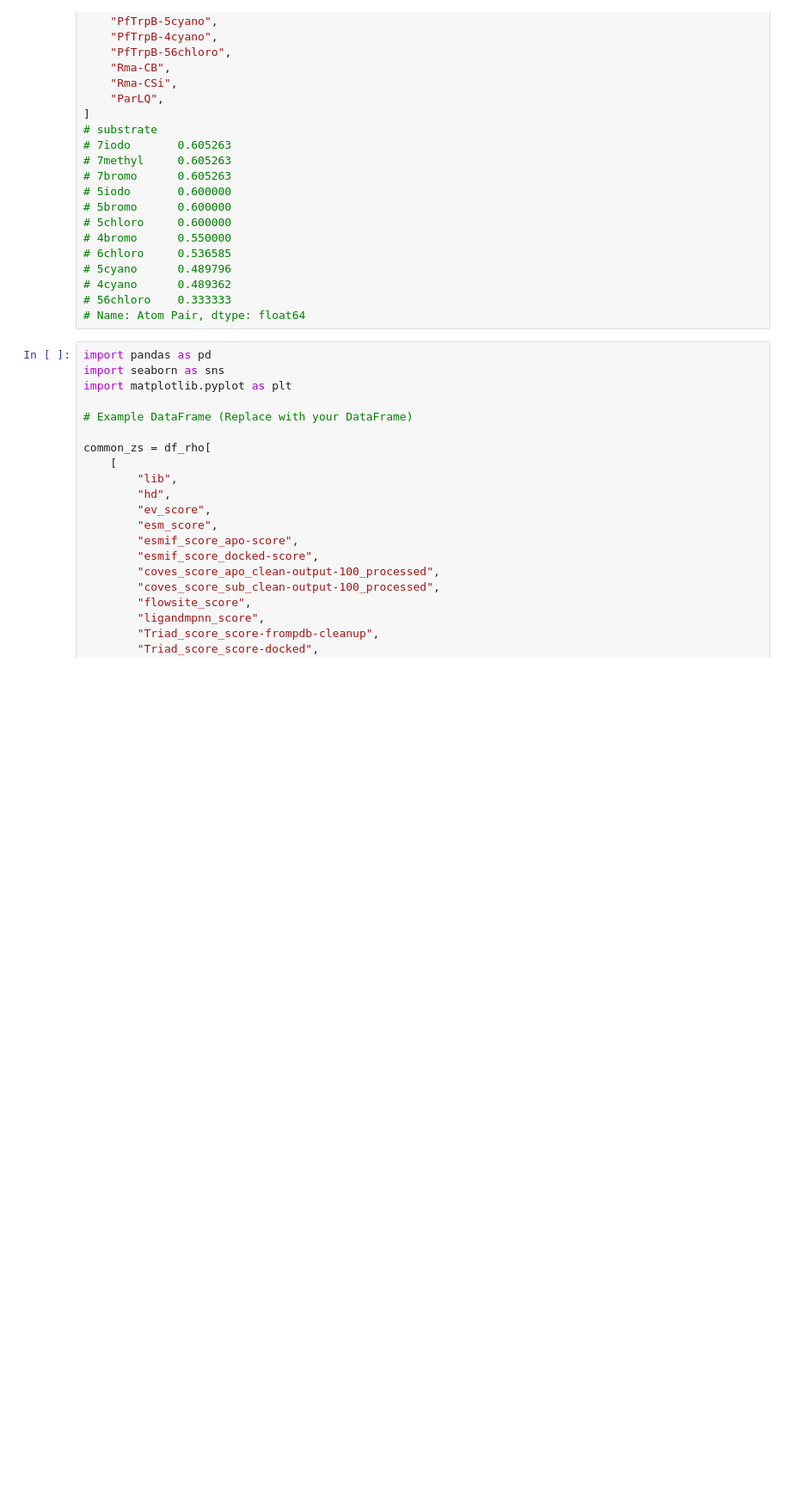
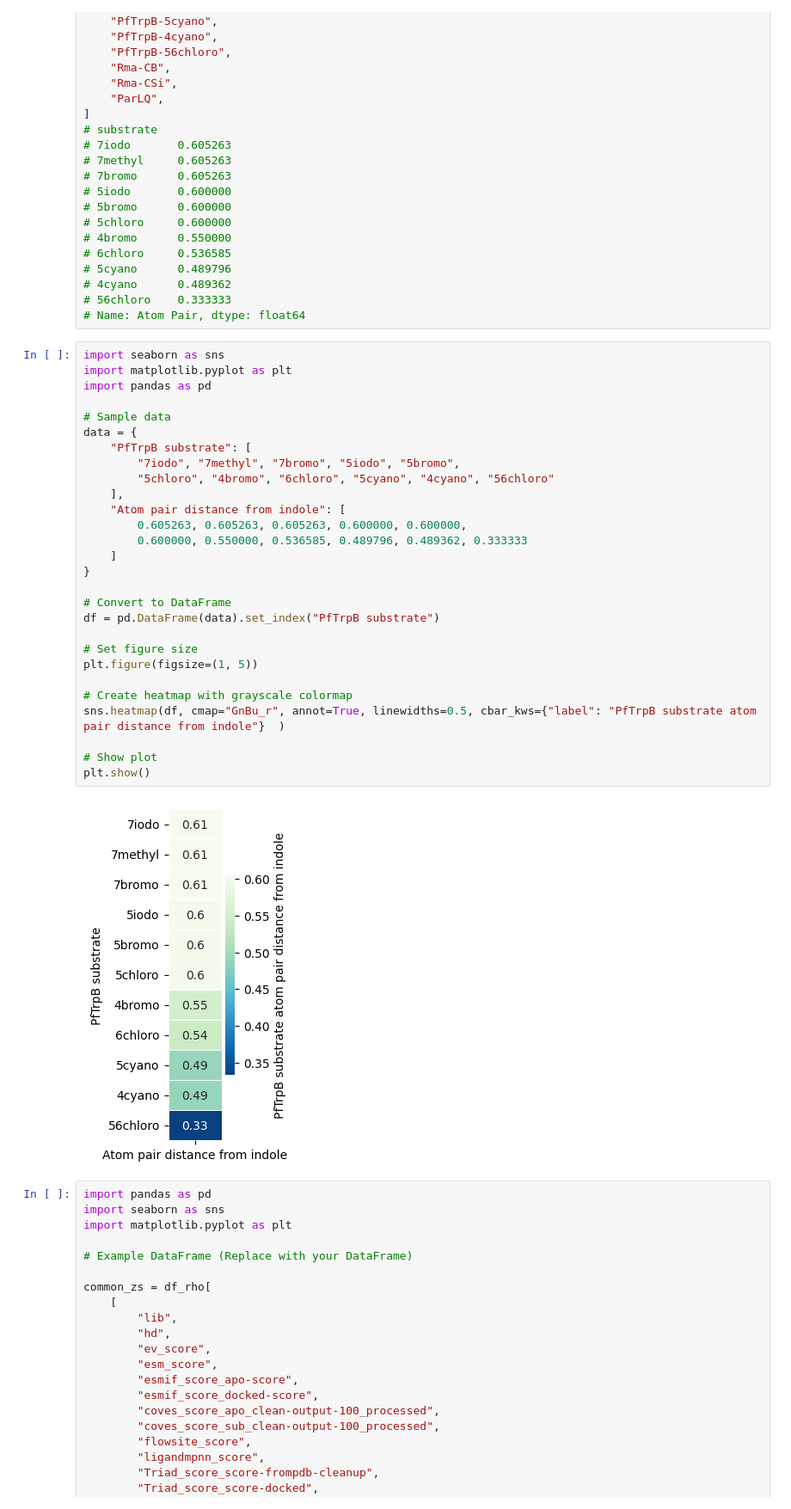
Before and after one commit to fhalab/substrate_aware_zs, a Jupyter notebook: sandbox/test_metric.ipynb, the cells around one changed output. Shown at 86% size. Cells and saved outputs as stored; diff of their text form; blank space fills up the shorter version.

```diff
--- a/sandbox/test_metric.ipynb
+++ b/sandbox/test_metric.ipynb
@@ -214,6 +236,36 @@ custom_order = [
 # 4cyano      0.489362
 # 56chloro    0.333333
 # Name: Atom Pair, dtype: float64
+# %%
+import seaborn as sns
+import matplotlib.pyplot as plt
+import pandas as pd
+
+# Sample data
+data = {
+    "PfTrpB substrate": [
+        "7iodo", "7methyl", "7bromo", "5iodo", "5bromo",
+        "5chloro", "4bromo", "6chloro", "5cyano", "4cyano", "56chloro"
+    ],
+    "Atom pair distance from indole": [
+        0.605263, 0.605263, 0.605263, 0.600000, 0.600000,
+        0.600000, 0.550000, 0.536585, 0.489796, 0.489362, 0.333333
+    ]
+}
+
+# Convert to DataFrame
+df = pd.DataFrame(data).set_index("PfTrpB substrate")
+
+# Set figure size
+plt.figure(figsize=(1, 5))
+
+# Create heatmap with grayscale colormap
+sns.heatmap(df, cmap="GnBu_r", annot=True, linewidths=0.5, cbar_kws={"label": "PfTrpB substrate atom pair distance from indole"}  )
+
+# Show plot
+plt.show()
+# %% [output]
+[figure, added]
 # %%
 import pandas as pd
 import seaborn as sns
```
Also changed, not shown: parts of 11 cells of this notebook, 3 other files.
